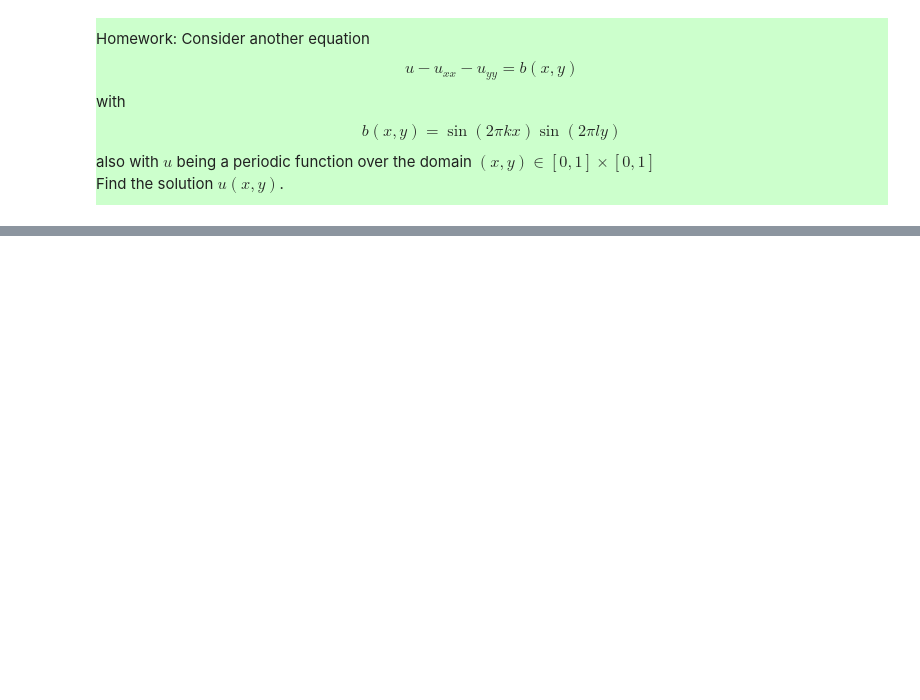
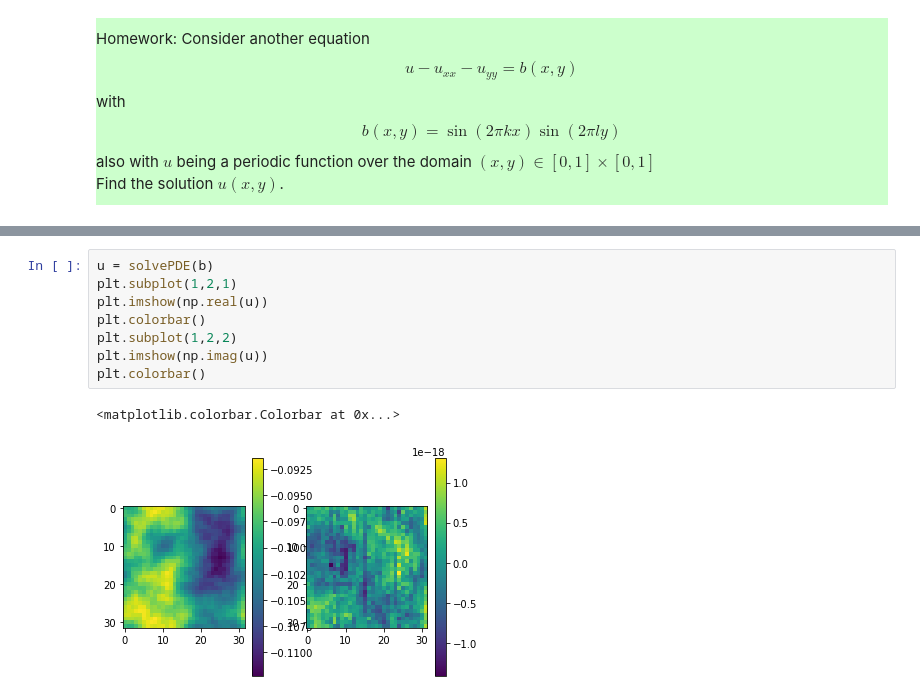
Before and after one commit to huiprobable/MATH473F22CSULB, a Jupyter notebook: Lectures/Lec10_FFT_PDEs.ipynb, the cells around one changed output, grey strips where cells are left out. Saved outputs shown, nothing was run; the diff lists cells and outputs as text; blank space fills up the shorter version.

```diff
--- a/Lectures/Lec10_FFT_PDEs.ipynb
+++ b/Lectures/Lec10_FFT_PDEs.ipynb
@@ -113,0 +178,11 @@ also with $u$ being a periodic function over the domain $(x,y)\in[0,1]\times[0,1
+# %%
+u = solvePDE(b)
+plt.subplot(1,2,1)
+plt.imshow(np.real(u))
+plt.colorbar()
+plt.subplot(1,2,2)
+plt.imshow(np.imag(u))
+plt.colorbar()
+# %% [output]
+<matplotlib.colorbar.Colorbar at 0x...>
+[figure, added]
```
Also changed, not shown: parts of 8 cells of this notebook, 1 other file.
